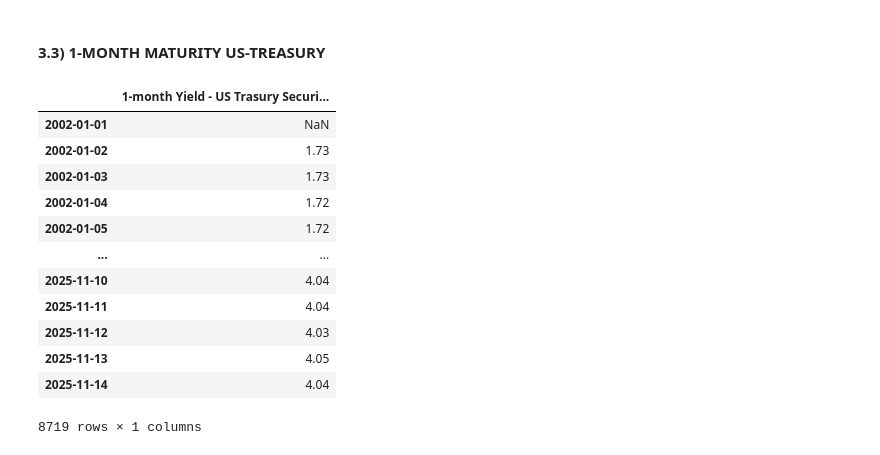
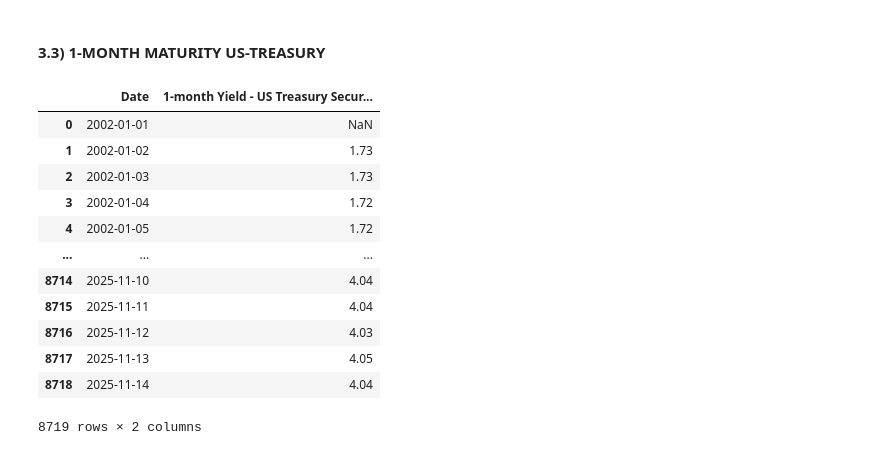
Before and after one commit to EliaLand/Martingale_FVM_AssetPricing, a Jupyter notebook: data_extraction/main.ipynb, the cells around one changed output. Saved outputs shown, nothing was run; the diff lists cells and outputs as text; code cells hidden in the pictures.

```diff
--- a/data_extraction/main.ipynb
+++ b/data_extraction/main.ipynb
@@ -195,40 +195,41 @@ df
 # %%
 # Market Yield on U.S. Treasury Securities at 1-Month Constant Maturity, Quoted on an Investment Basis (daily, percent, non-seasonally adjusted, 2001-07-31, 2025-11-15)
 # https://fred.stlouisfed.org/series/DGS1MO
 
 ticker = "DGS1MO"
 start = "2002-01-01"
 end = "2025-11-15"
 
 df = fetch_FRED(ticker, start, end)
 df = df.rename(columns=
         {"date": "Date",
-         "DGS1MO": "1-month Yield - US Trasury Securities"
+         "DGS1MO": "1-month Yield - US Treasury Securities"
 })
 
 # Full daily date range
 df = df.sort_values("Date").set_index("Date")
 full_idx = pd.date_range(start=df.index.min(), end=df.index.max(), freq="D")
 df = df.reindex(full_idx)
 
 # Continuous Values Correction
-df["1-month Yield - US Trasury Securities"] = df["1-month Yield - US Trasury Securities"].ffill()
+df["1-month Yield - US Treasury Securities"] = df["1-month Yield - US Treasury Securities"].ffill()
+df = df.reset_index().rename(columns={"index": "Date"})
 
 # Uploading in aggregate_df
 df.to_csv("raw_df/risk_free_daily_df.csv", index=False)
 df
 # %% [output]
-|  | 1-month Yield - US Trasury Securi... |
-| 2002-01-01 | NaN |
-| 2002-01-02 | 1.73 |
-| 2002-01-03 | 1.73 |
-| 2002-01-04 | 1.72 |
-| 2002-01-05 | 1.72 |
-| ... | ... |
-| 2025-11-10 | 4.04 |
-| 2025-11-11 | 4.04 |
-| 2025-11-12 | 4.03 |
-| 2025-11-13 | 4.05 |
-| 2025-11-14 | 4.04 |
+|  | Date | 1-month Yield - US Treasury Secur... |
+| 0 | 2002-01-01 | NaN |
+| 1 | 2002-01-02 | 1.73 |
+| 2 | 2002-01-03 | 1.73 |
+| 3 | 2002-01-04 | 1.72 |
+| 4 | 2002-01-05 | 1.72 |
+| ... | ... | ... |
+| 8714 | 2025-11-10 | 4.04 |
+| 8715 | 2025-11-11 | 4.04 |
+| 8716 | 2025-11-12 | 4.03 |
+| 8717 | 2025-11-13 | 4.05 |
+| 8718 | 2025-11-14 | 4.04 |
-8719 rows × 1 columns
+8719 rows × 2 columns
 # %%
```
Also changed, not shown: parts of 2 cells of this notebook, 3 other files.
